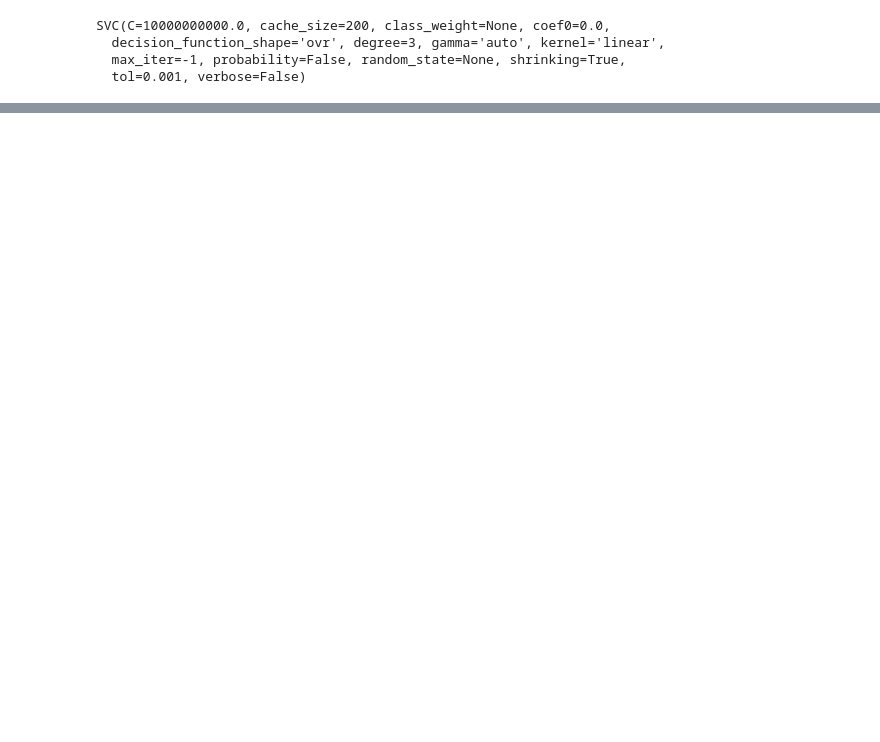
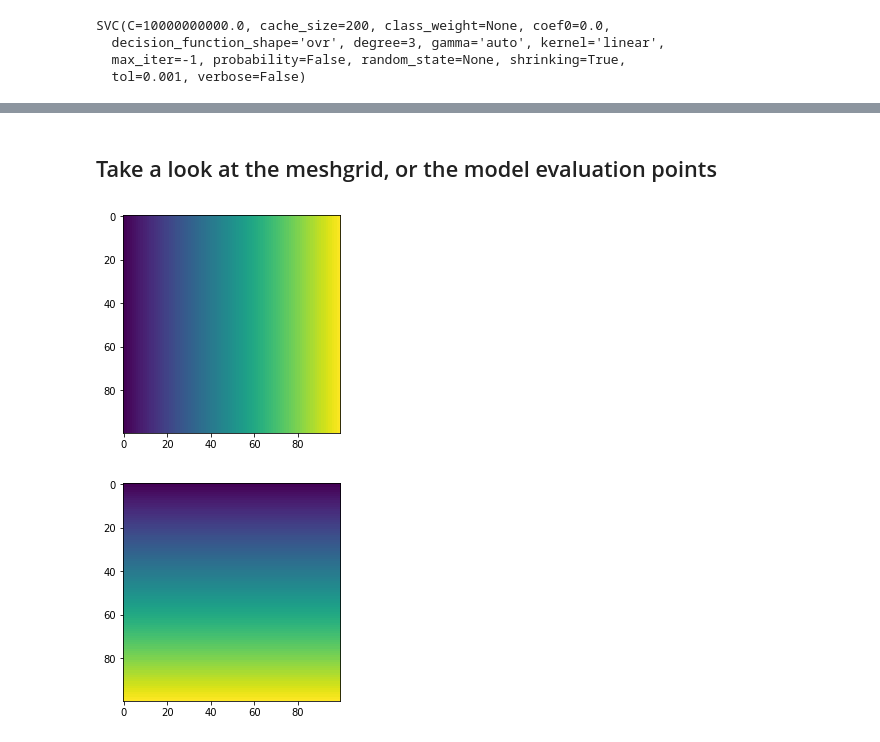
Before and after one commit to TimCSheehan/dev, a Jupyter notebook: Tutorial_041_MachineLearning.ipynb, the cells around one changed output, grey strips where cells are left out. Saved outputs shown, nothing was run; the diff lists cells and outputs as text; code cells hidden in the pictures; blank space fills up the shorter version.

```diff
--- a/Tutorial_041_MachineLearning.ipynb
+++ b/Tutorial_041_MachineLearning.ipynb
@@ -276,0 +218,11 @@ plt.scatter(clf.support_vectors_[:, 0], clf.support_vectors_[:, 1],
+# %% [markdown]
+## Take a look at the meshgrid, or the model evaluation points
+# %%
+plt.imshow(Y);
+plt.show()
+
+plt.imshow(X);
+plt.show()
+# %% [output]
+[figure, added]
+[figure, added]
```
Also changed, not shown: parts of 24 cells of this notebook, 1 other file.
